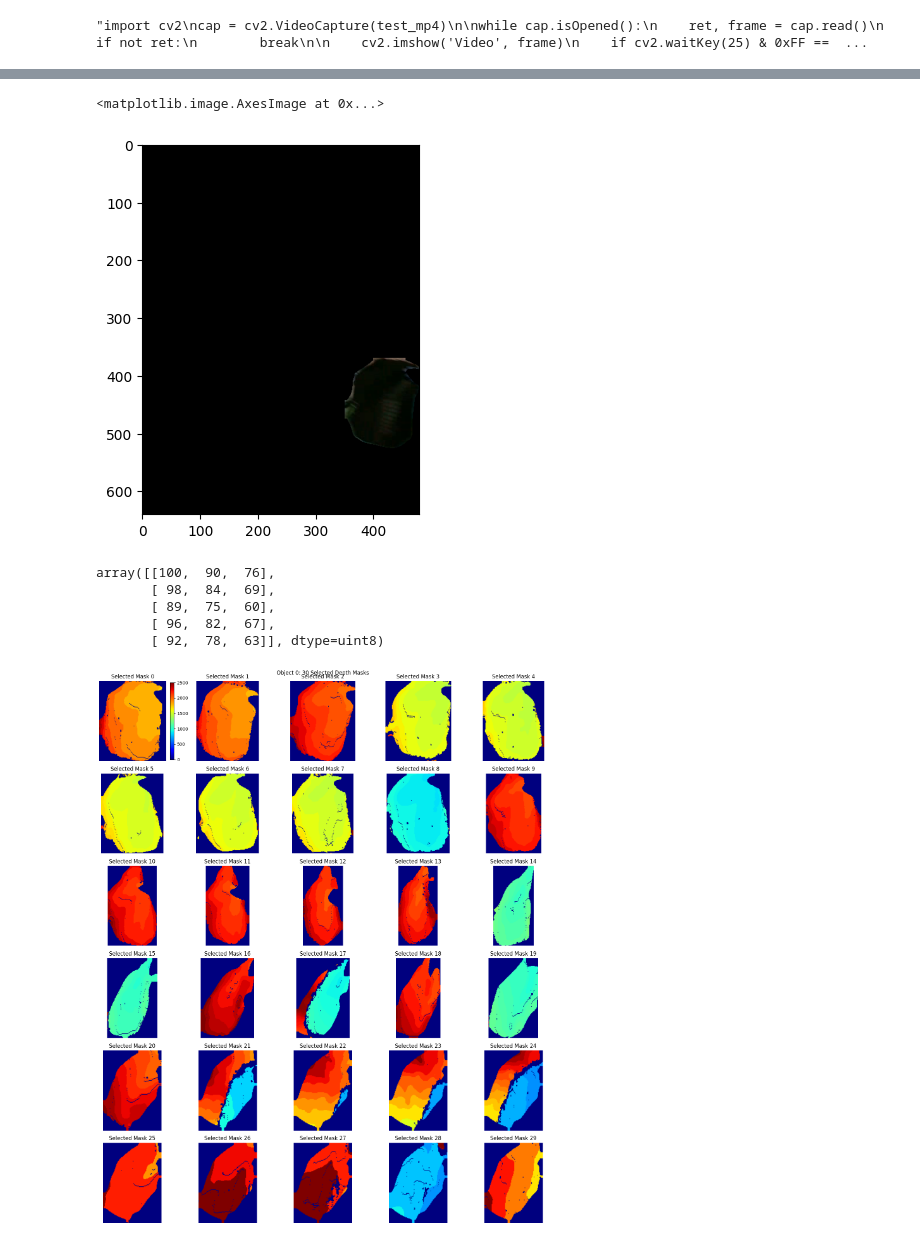
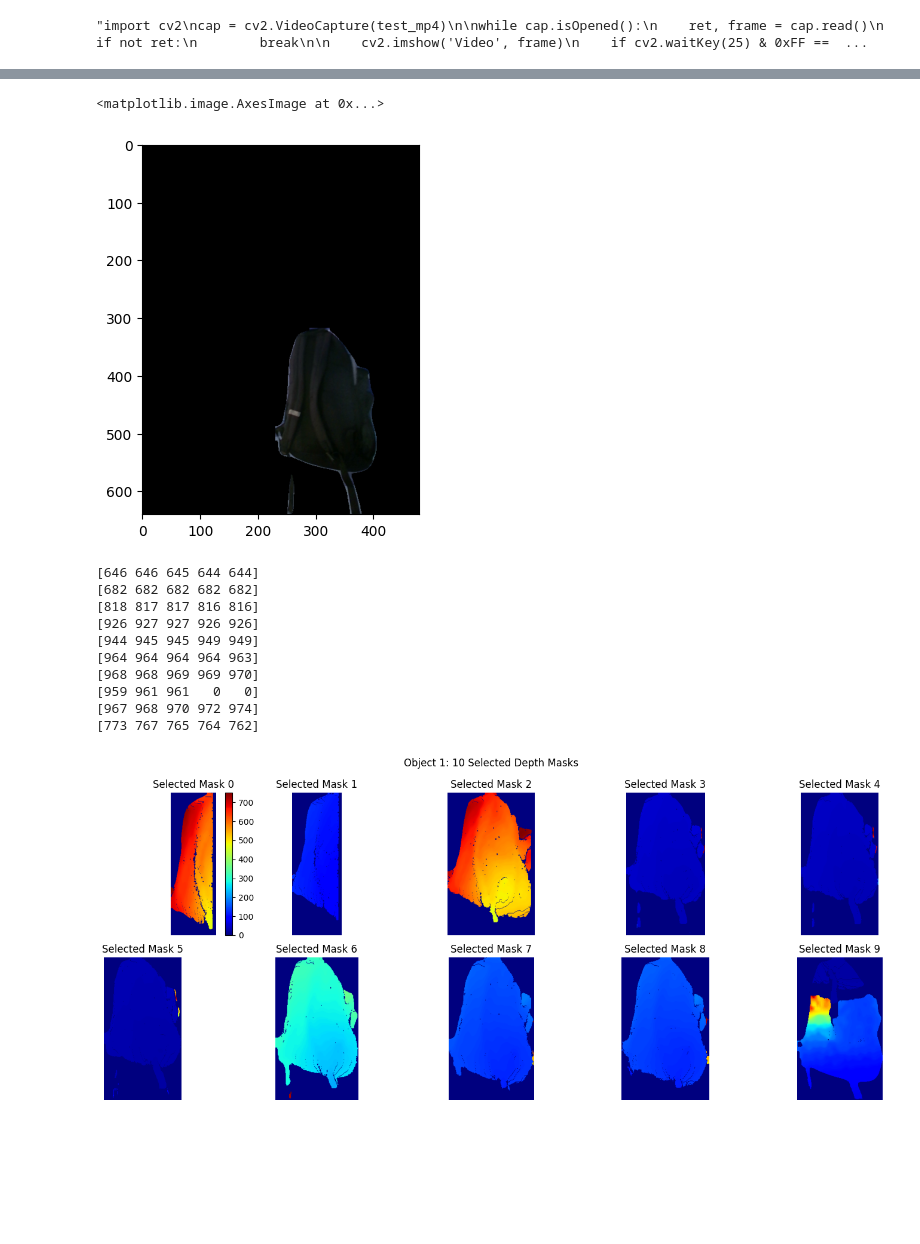
Before and after one commit to alexmeshr/IntellectSchool2025, a Jupyter notebook: testPointCloud.ipynb, the cells around one changed output, grey strips where cells are left out. Drawn from its saved outputs; the diff is of its cells as text; code cells hidden in the pictures; blank space fills up the shorter version.

```diff
--- a/testPointCloud.ipynb
+++ b/testPointCloud.ipynb
@@ -106,6 +116,7 @@ for idx, obj in enumerate(completed_objects):
 # %%
 import matplotlib.pyplot as plt
-mask = completed_objects[0]['selected_masks'][0]
+SELECTED_IDX = 1
+mask = completed_objects[SELECTED_IDX]['selected_masks'][5]
 #mask['rgb_values'].shape
 rgb_img = np.zeros((mask['mask'].shape[0], mask['mask'].shape[1], 3), dtype=np.int32)
 y_coords, x_coords = np.where(mask['mask'] > 0)
@@ -114,15 +125,7 @@ rgb_img.shape
 plt.imshow(rgb_img)
 # %% [output]
 <matplotlib.image.AxesImage at 0x...>
-[figure, old version]
+[figure, new version]
-# %%
-mask['rgb_values'][:5, :5]
-# %% [output]
-array([[100,  90,  76],
-       [ 98,  84,  69],
-       [ 89,  75,  60],
-       [ 96,  82,  67],
-       [ 92,  78,  63]], dtype=uint8)
 # %%
 import matplotlib.pyplot as plt
 import numpy as np
@@ -144,6 +147,7 @@ def visualize_depth_masks(obj, show_all=False):
 
         mask = mask_data['mask']
         depth_values = mask_data['depth_values']
+        print(depth_values[:5])
         #rgb_values = mask_data['rgb_values']
 
         depth_img = np.zeros_like(mask, dtype=np.float32)
@@ -157,35 +161,45 @@ def visualize_depth_masks(obj, show_all=False):
 
             cropped_img = depth_img[y_min:y_max+1, x_min:x_max+1]
         else:
             cropped_img = depth_img  # если маска пустая
 
         im = axes[i].imshow(cropped_img, cmap='jet')
         axes[i].set_title(f'{"All" if show_all else "Selected"} Mask {i}')
         axes[i].axis('off')
 
         # Colorbar только для первого изображения
         if i == 0:
             plt.colorbar(im, ax=axes[i], fraction=0.046)
 
     # Скрыть пустые subplot'ы
     for i in range(n_masks, len(axes)):
         axes[i].axis('off')
 
     plt.suptitle(f'Object {obj["id"]}: {n_masks} {"All" if show_all else "Selected"} Depth Masks')
     plt.tight_layout()
     plt.show()
 
 # Использование
 if completed_objects:
-   obj = completed_objects[0]
+   obj = completed_objects[SELECTED_IDX]
 
    # Показать выбранные маски
    visualize_depth_masks(obj, show_all=False)
 
    # Показать все маски
    #visualize_depth_masks(obj, show_all=True)
 # %% [output]
+[646 646 645 644 644]
+[682 682 682 682 682]
+[818 817 817 816 816]
+[926 927 927 926 926]
+[944 945 945 949 949]
+[964 964 964 964 963]
+[968 968 969 969 970]
+[959 961 961   0   0]
+[967 968 970 972 974]
+[773 767 765 764 762]
-[figure, old version]
+[figure, new version]
 # %%
 import plotly.graph_objects as go
 import numpy as np
```
Also changed, not shown: parts of 9 cells of this notebook, 11 other files.
